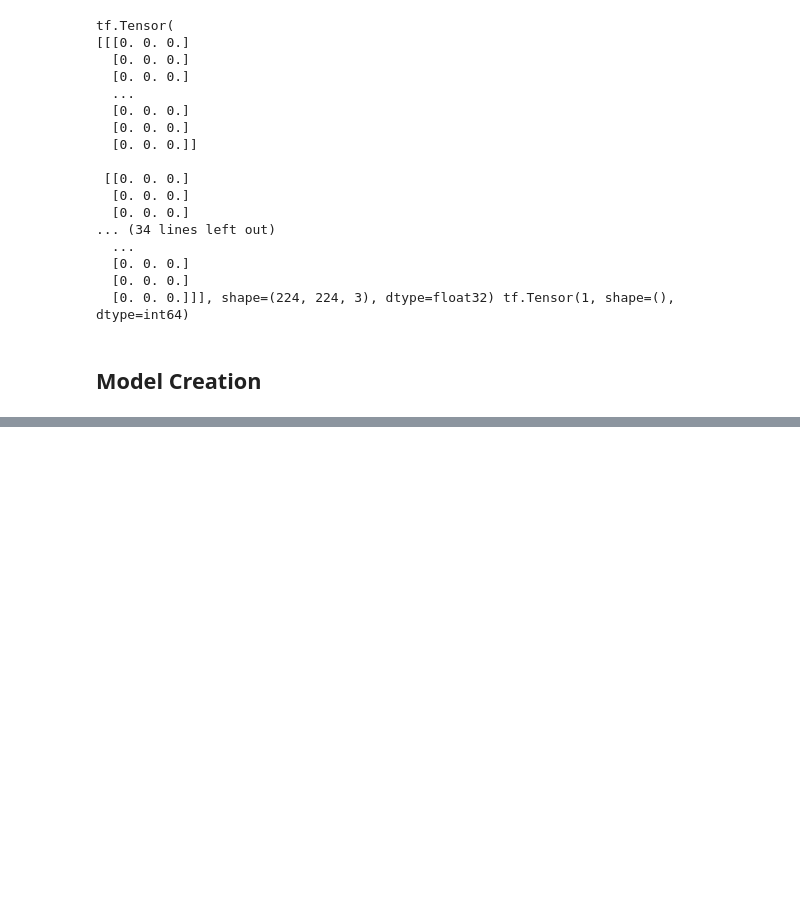
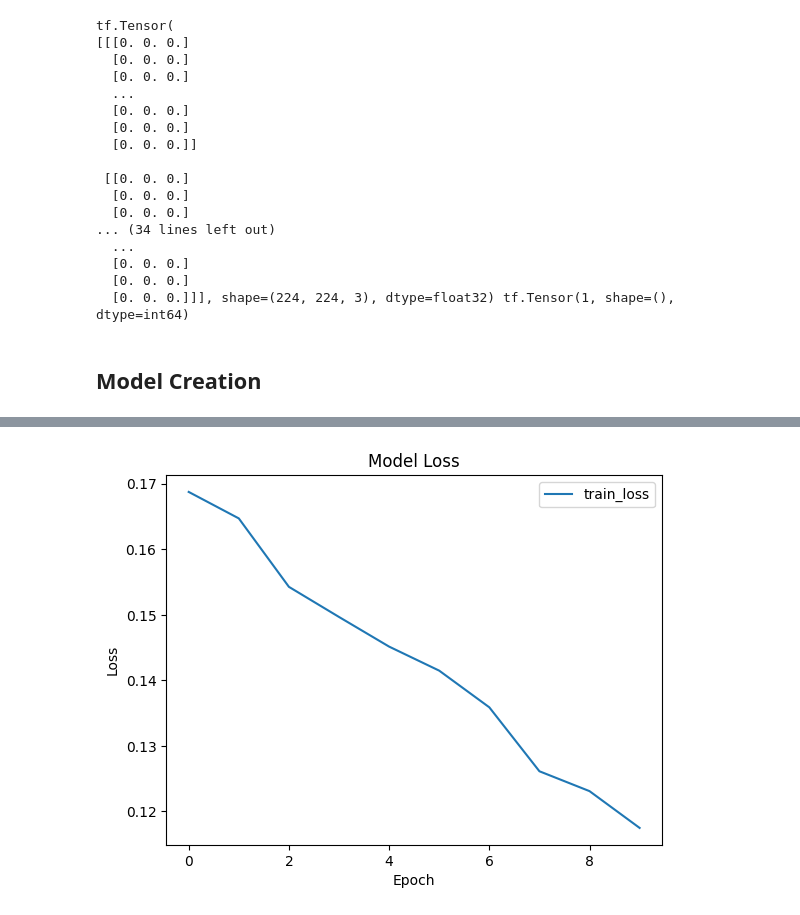
Before and after one commit to danrfletcher/malaria-diagnosis-convnet, a Jupyter notebook: model.ipynb, the cells around one changed output, grey strips where cells are left out. Cells and saved outputs as stored; diff of their text form; code cells hidden in the pictures; blank space fills up the shorter version.

```diff
--- a/model.ipynb
+++ b/model.ipynb
@@ -126,0 +145,9 @@ print(device_lib.list_local_devices())
+# %%
+plt.plot(history.history['loss'])
+plt.title('Model Loss')
+plt.ylabel('Loss')
+plt.xlabel('Epoch')
+plt.legend(['train_loss'])
+plt.show()
+# %% [output]
+[figure, added]
```
Also changed, not shown: parts of 4 cells of this notebook.
